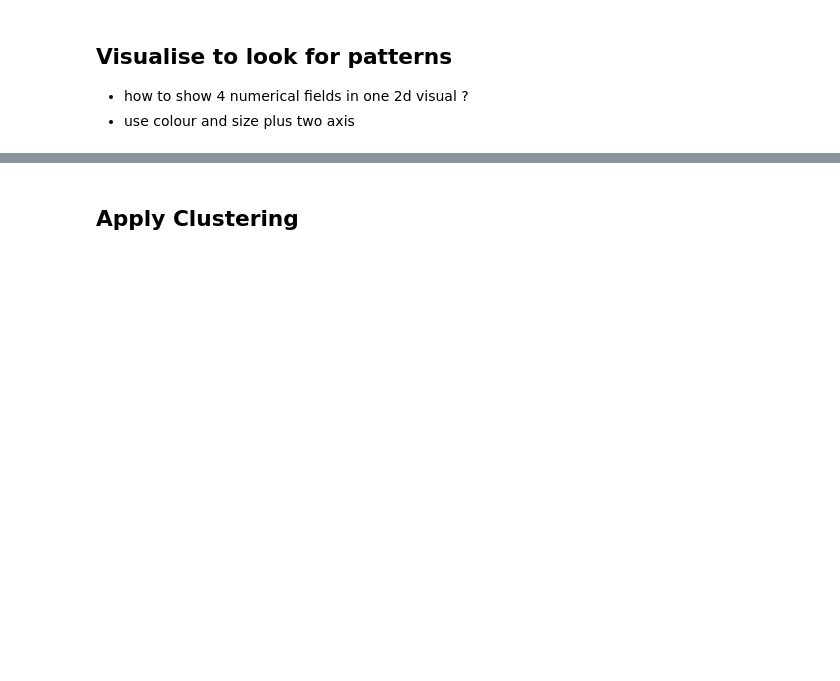
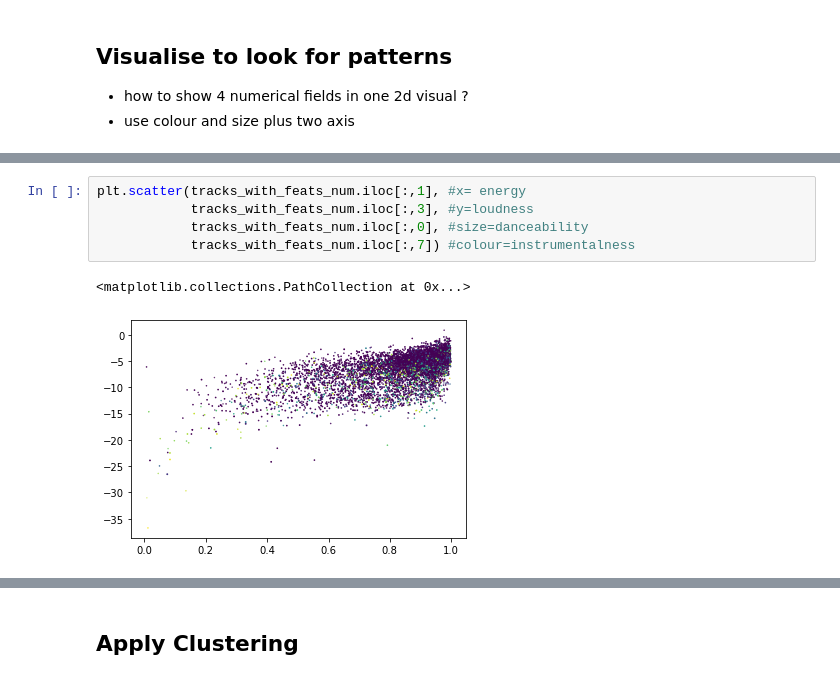
Before and after one commit to GloriaiXIII/IronGloriai, a Jupyter notebook: ironhack_week7/w7_labs/w7d4_lab_unsupervised_learning.ipynb, the cells around one changed output, grey strips where cells are left out. Cells and saved outputs as stored; diff of their text form; blank space fills up the shorter version.

```diff
--- a/ironhack_week7/w7_labs/w7d4_lab_unsupervised_learning.ipynb
+++ b/ironhack_week7/w7_labs/w7d4_lab_unsupervised_learning.ipynb
@@ -953,0 +1048,8 @@ plt.scatter(tracks_with_feats_num.iloc[:,0],tracks_with_feats_num.iloc[:,3],trac
+# %%
+plt.scatter(tracks_with_feats_num.iloc[:,1], #x= energy
+            tracks_with_feats_num.iloc[:,3], #y=loudness
+            tracks_with_feats_num.iloc[:,0], #size=danceability
+            tracks_with_feats_num.iloc[:,7]) #colour=instrumentalness
+# %% [output]
+<matplotlib.collections.PathCollection at 0x...>
+[figure, added]
```
Also changed, not shown: parts of 49 cells of this notebook.
